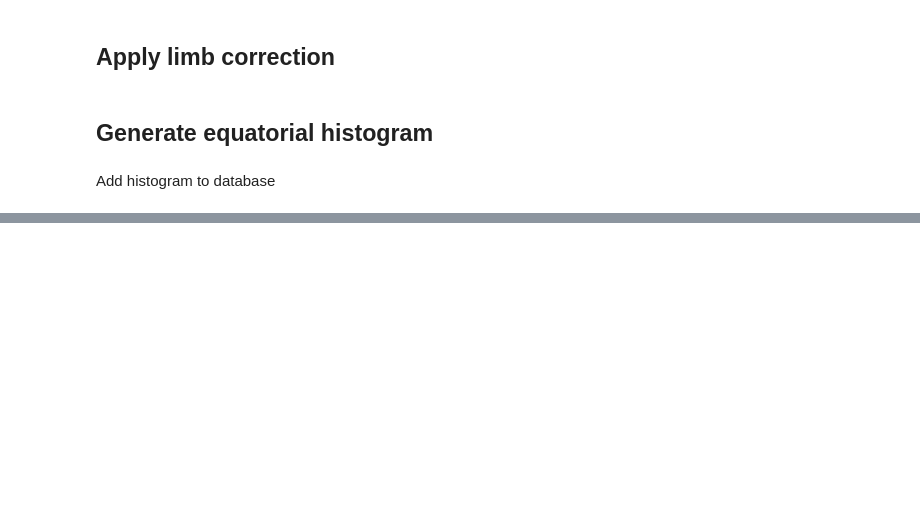
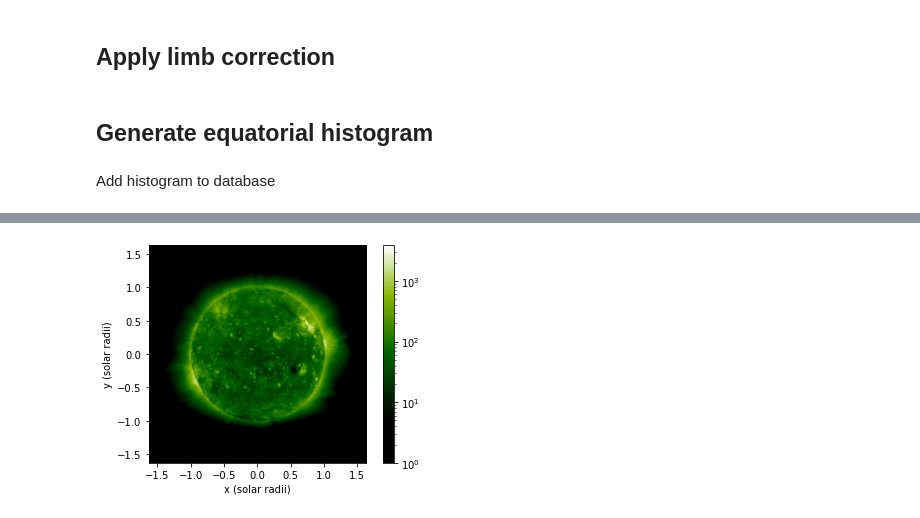
Before and after one commit to predsci/CHMAP, a Jupyter notebook: chmap/examples/Inter-Instrument-Transform.ipynb, the cells around one changed output, grey strips where cells are left out. Cells and saved outputs as stored; diff of their text form; code cells hidden in the pictures; blank space fills up the shorter version.

```diff
--- a/chmap/examples/Inter-Instrument-Transform.ipynb
+++ b/chmap/examples/Inter-Instrument-Transform.ipynb
@@ -119,0 +148,7 @@ Add histogram to database
+# %%
+# Plot limb-corrected image
+psi_plots.PlotCorrectedImage(lbcc_image.data, original_los)
+plt.colorbar()
+plt.show()
+# %% [output]
+[figure, added]
```
Also changed, not shown: parts of 16 cells of this notebook, 2 other files.
